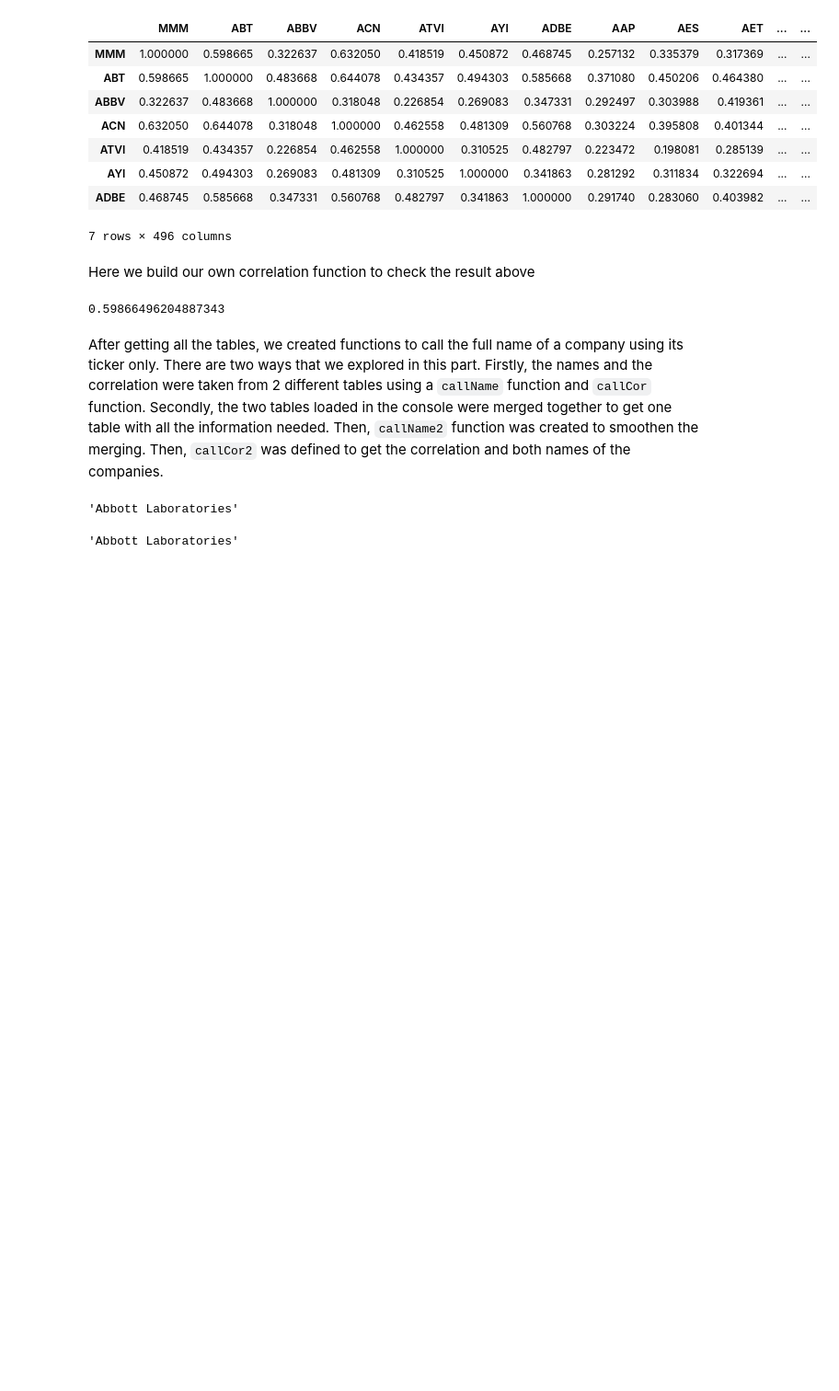
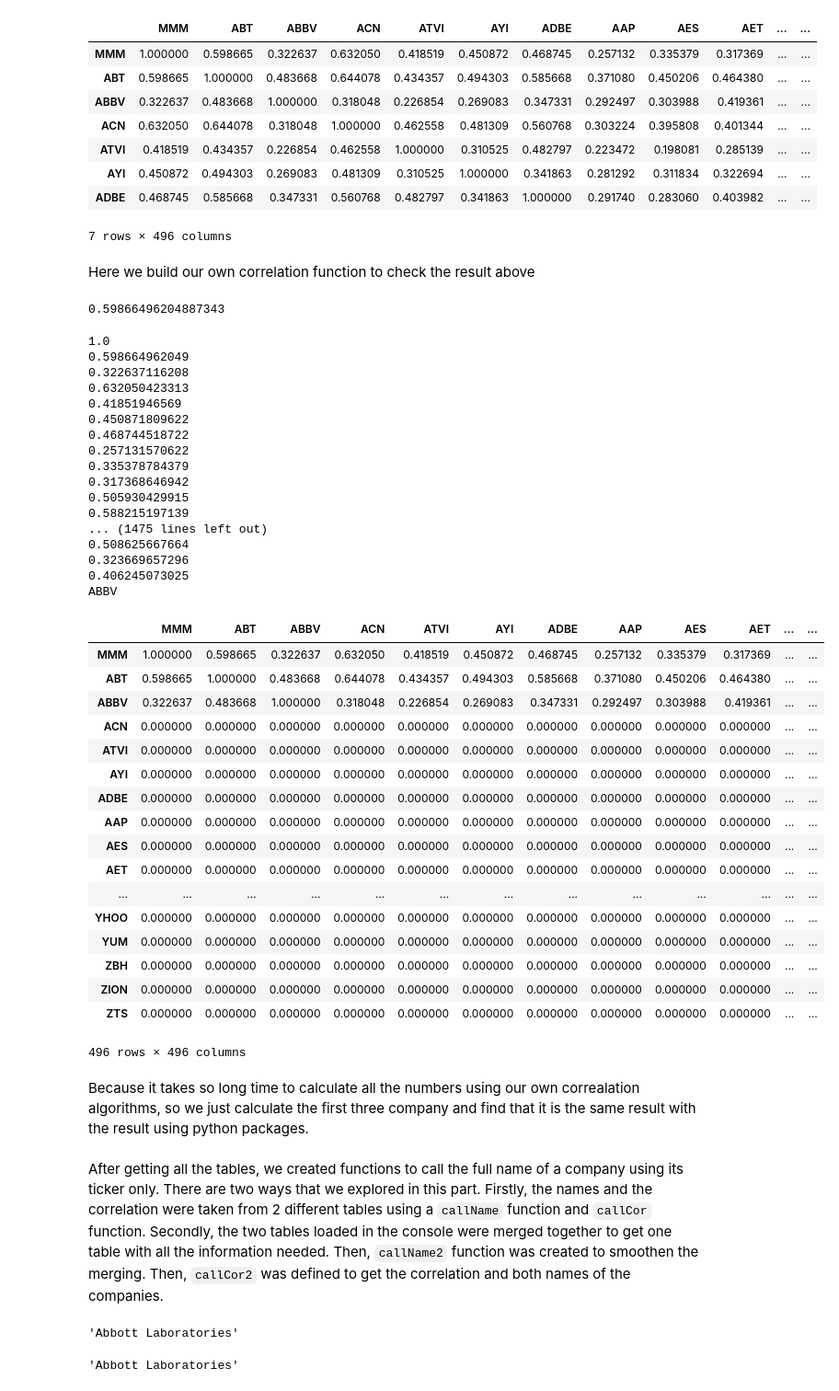
Before and after one commit to kaixuant/DSA_Stock, a Jupyter notebook: Stock Market Clustering.ipynb, the cells around one changed output. Shown: that part at 92% size. Drawn from its saved outputs; the diff is of its cells as text; code cells hidden in the pictures; blank space fills up the shorter version.

Commit message:
make sure the correalation result is the same

```diff
--- a/Stock Market Clustering.ipynb
+++ b/Stock Market Clustering.ipynb
@@ -350,20 +350,62 @@ callCor(priceDailyReturn.iloc[:,0],priceDailyReturn.iloc[:,1])
 # %%
 def dfCor(df):
     """
     input: dataframe
     output: the pairwise correlation of dataframe
     """
     colname = list(df.columns) # the column name of dataframe
 
     data = pd.DataFrame(np.zeros([len(colname), len(colname)]), columns= colname, index= colname)
 
     for i in colname:
         for j in colname:
             data.loc[i,j] = callCor(df[i],df[j])
+            print(data.loc[i,j])
+        print(i)
+        if i == "ABBV":
+            break
 
     return data
 
-# dfCor(priceDailyReturn)
+dfCor(priceDailyReturn)
+# %% [output]
+1.0
+0.598664962049
+0.322637116208
+0.632050423313
+0.41851946569
+0.450871809622
+0.468744518722
+0.257131570622
+0.335378784379
+0.317368646942
+0.505930429915
+0.588215197139
+... (1475 lines left out)
+0.508625667664
+0.323669657296
+0.406245073025
+ABBV
+|  | MMM | ABT | ABBV | ACN | ATVI | AYI | ADBE | AAP | AES | AET | ... | ... |
+| MMM | 1.000000 | 0.598665 | 0.322637 | 0.632050 | 0.418519 | 0.450872 | 0.468745 | 0.257132 | 0.335379 | 0.317369 | ... | ... |
+| ABT | 0.598665 | 1.000000 | 0.483668 | 0.644078 | 0.434357 | 0.494303 | 0.585668 | 0.371080 | 0.450206 | 0.464380 | ... | ... |
+| ABBV | 0.322637 | 0.483668 | 1.000000 | 0.318048 | 0.226854 | 0.269083 | 0.347331 | 0.292497 | 0.303988 | 0.419361 | ... | ... |
+| ACN | 0.000000 | 0.000000 | 0.000000 | 0.000000 | 0.000000 | 0.000000 | 0.000000 | 0.000000 | 0.000000 | 0.000000 | ... | ... |
+| ATVI | 0.000000 | 0.000000 | 0.000000 | 0.000000 | 0.000000 | 0.000000 | 0.000000 | 0.000000 | 0.000000 | 0.000000 | ... | ... |
+| AYI | 0.000000 | 0.000000 | 0.000000 | 0.000000 | 0.000000 | 0.000000 | 0.000000 | 0.000000 | 0.000000 | 0.000000 | ... | ... |
+| ADBE | 0.000000 | 0.000000 | 0.000000 | 0.000000 | 0.000000 | 0.000000 | 0.000000 | 0.000000 | 0.000000 | 0.000000 | ... | ... |
+| AAP | 0.000000 | 0.000000 | 0.000000 | 0.000000 | 0.000000 | 0.000000 | 0.000000 | 0.000000 | 0.000000 | 0.000000 | ... | ... |
+| AES | 0.000000 | 0.000000 | 0.000000 | 0.000000 | 0.000000 | 0.000000 | 0.000000 | 0.000000 | 0.000000 | 0.000000 | ... | ... |
+| AET | 0.000000 | 0.000000 | 0.000000 | 0.000000 | 0.000000 | 0.000000 | 0.000000 | 0.000000 | 0.000000 | 0.000000 | ... | ... |
+| ... | ... | ... | ... | ... | ... | ... | ... | ... | ... | ... | ... | ... |
+| YHOO | 0.000000 | 0.000000 | 0.000000 | 0.000000 | 0.000000 | 0.000000 | 0.000000 | 0.000000 | 0.000000 | 0.000000 | ... | ... |
+| YUM | 0.000000 | 0.000000 | 0.000000 | 0.000000 | 0.000000 | 0.000000 | 0.000000 | 0.000000 | 0.000000 | 0.000000 | ... | ... |
+| ZBH | 0.000000 | 0.000000 | 0.000000 | 0.000000 | 0.000000 | 0.000000 | 0.000000 | 0.000000 | 0.000000 | 0.000000 | ... | ... |
+| ZION | 0.000000 | 0.000000 | 0.000000 | 0.000000 | 0.000000 | 0.000000 | 0.000000 | 0.000000 | 0.000000 | 0.000000 | ... | ... |
+| ZTS | 0.000000 | 0.000000 | 0.000000 | 0.000000 | 0.000000 | 0.000000 | 0.000000 | 0.000000 | 0.000000 | 0.000000 | ... | ... |
+496 rows × 496 columns
+# %% [markdown]
+Because it takes so long time to calculate all the numbers using our own correalation algorithms, so we just calculate the first three company and find that it is the same result with the result using python packages.
 # %% [markdown]
 After getting all the tables, we created functions to call the full name of a company using its ticker only. There are two ways that we explored in this part. Firstly, the names and the correlation were taken from 2 different tables using a `callName` function and `callCor` function. Secondly, the two tables loaded in the console were merged together to get one table with all the information needed. Then, `callName2` function was created to smoothen the merging. Then, `callCor2` was defined to get the correlation and both names of the companies.
 # %%
```
